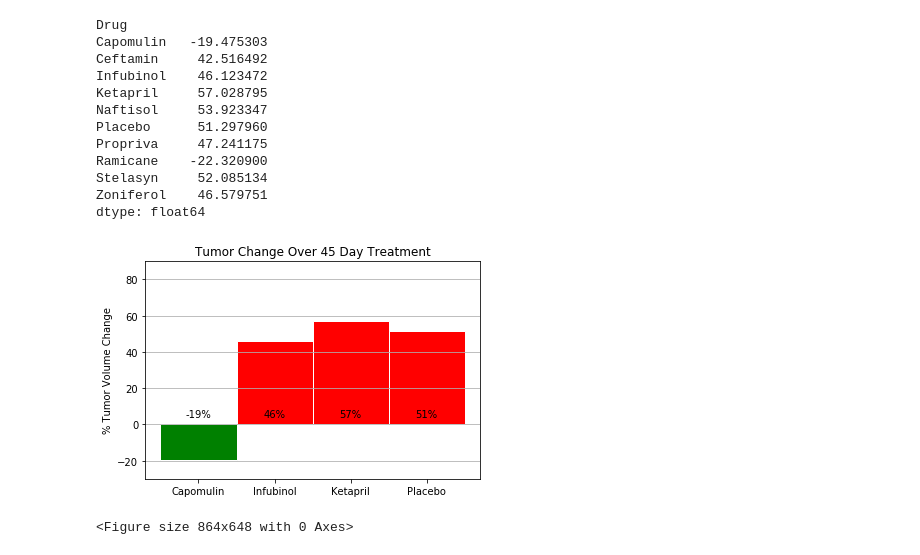
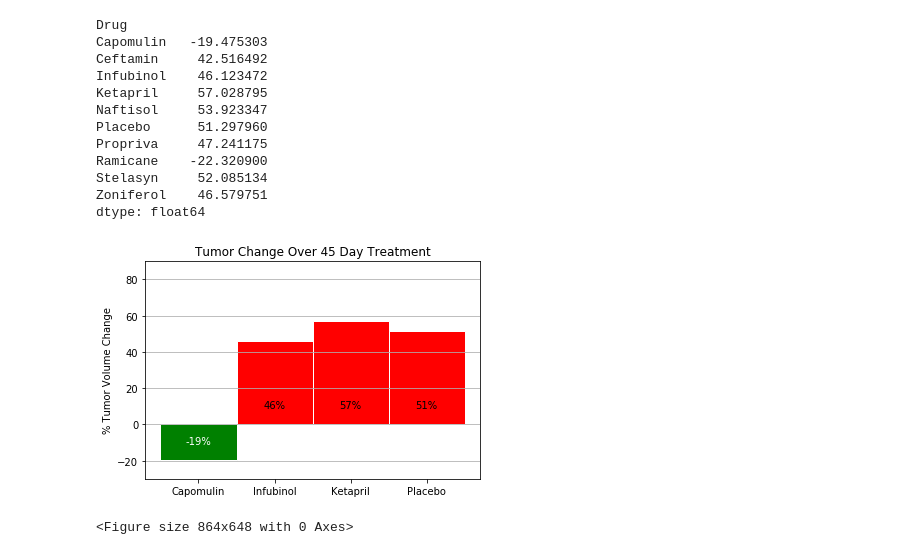
Before and after one commit to erinbentley/matplotlib-challenge, a Jupyter notebook: Pymaceuticals/Matplotlib_Challenge.ipynb, the cells around one changed output. Cells and saved outputs as stored; diff of their text form; code cells hidden in the pictures.

```diff
--- a/Pymaceuticals/Matplotlib_Challenge.ipynb
+++ b/Pymaceuticals/Matplotlib_Challenge.ipynb
@@ -315,37 +315,42 @@ dtype: float64
 pct_change = (change["Capomulin"], change["Infubinol"],
                change["Ketapril"], change["Placebo"])
 #pct_change
 # Splice the data between passing and failing drugs
 fig,ax = plt.subplots()
 ind = np.arange(len(pct_change))
 width = 1
 
 Pass = ax.bar(ind[0], pct_change[0], width, color = "green", edgecolor = 'white')
 Fail = ax.bar(ind[1:], pct_change[1:], width, color = "red", edgecolor = 'white')
 
 # Orient widths. Add labels, tick marks, etc.
 
 plt.figure(figsize=(12,9))
 ax.set_ylabel("% Tumor Volume Change")
 ax.set_title("Tumor Change Over 45 Day Treatment")
 ax.set_xticks(ind)
 ax.set_xticklabels(("Capomulin", "Infubinol", "Ketapril", "Placebo"))
 ax.horizontalalignment = 'right'
 ax.set_ylim([-30, 90])
 ax.grid(axis = 'y')
 
-def autolabel(rects):
+def autolabelFail(rects):
     for rect in rects:
         height = rect.get_height()
-        ax.text(rect.get_x() + rect.get_width()/2, 3, "%d%%" % int(height),
+        ax.text(rect.get_x() + rect.get_width()/2, 8, "%d%%" % int(height),
                 ha = "center", va = "bottom", color = "black")
+def autolabelPass(rects):
+    for rect in rects:
+        height = rect.get_height()
+        ax.text(rect.get_x() + rect.get_width()/2, -12, "%d%%" % int(height),
+                ha = "center", va = "bottom", color = "white")
 
 # Call functions to implement the function calls
-autolabel(Pass)
-autolabel(Fail)
+autolabelPass(Pass)
+autolabelFail(Fail)
 
 # Save and Show the Figure
-plt.savefig("data/summary_fig.png")
+fig.savefig("data/summary_fig.png")
 # %% [output]
-[figure, old version]
+[figure, new version]
 <Figure size 864x648 with 0 Axes>
```
Also changed, not shown: 2 other files.
